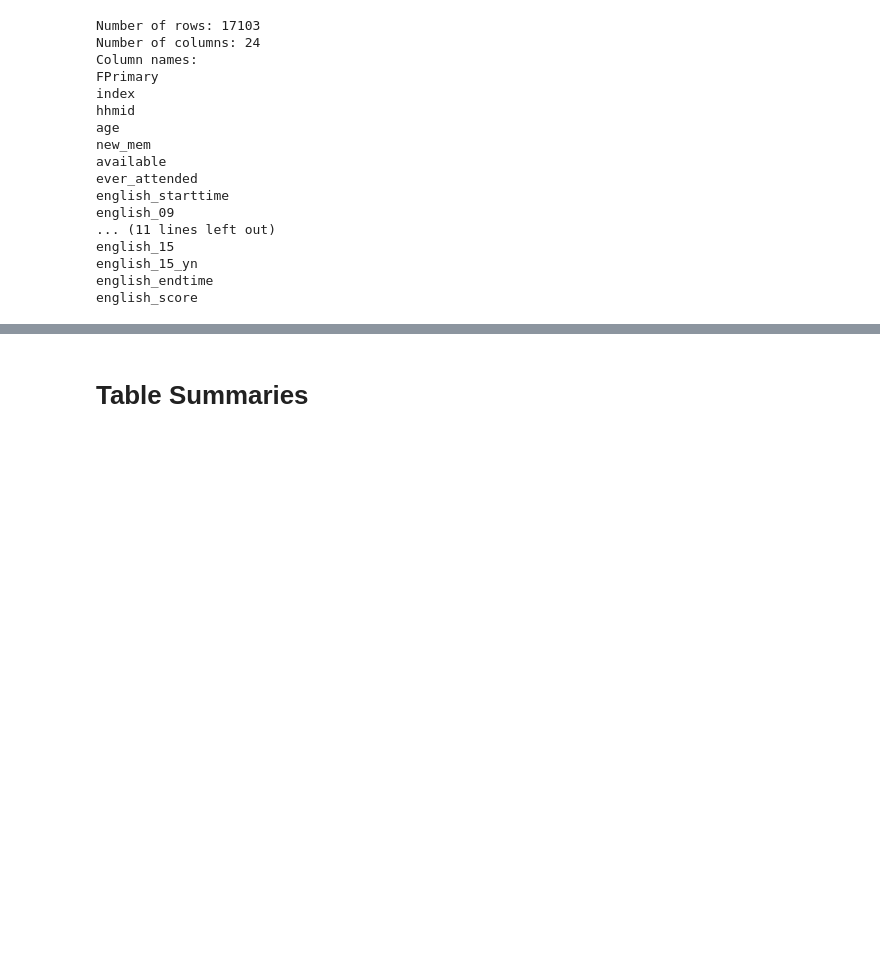
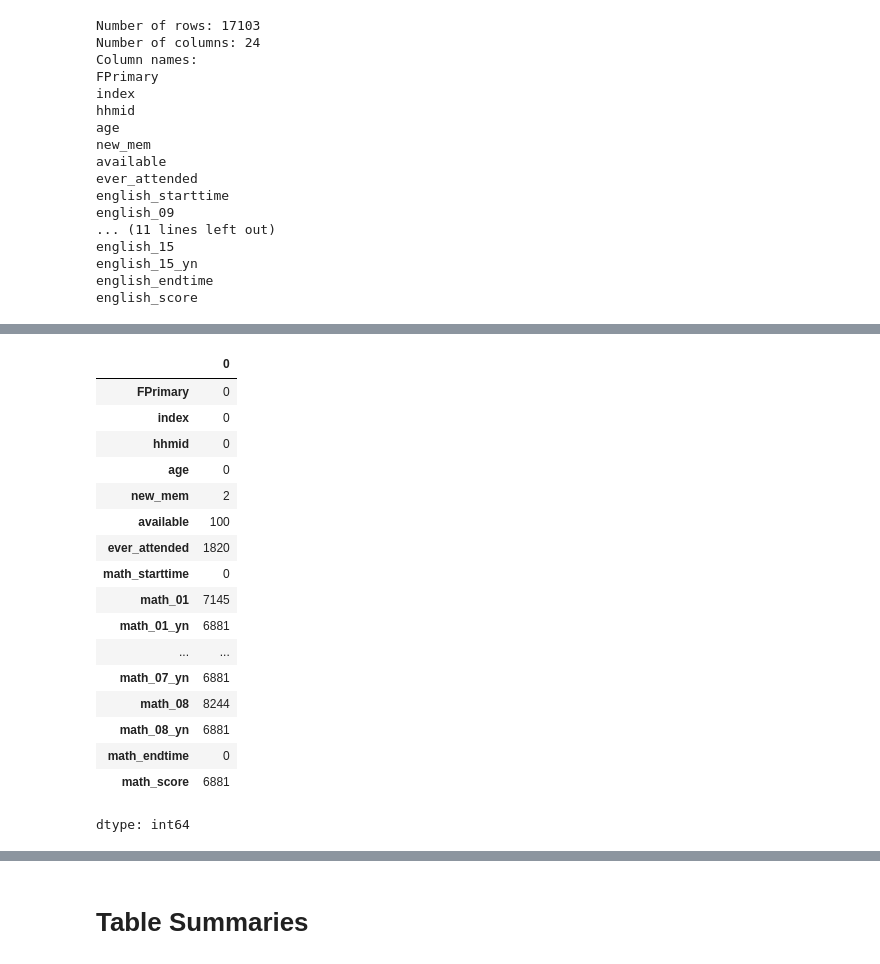
Before and after one commit to csmith3051/HU-DS-Bootcamp, a Jupyter notebook: Ghana_Census_Project.ipynb, the cells around one changed output, grey strips where cells are left out. Cells and saved outputs as stored; diff of their text form; code cells hidden in the pictures; blank space fills up the shorter version.

```diff
--- a/Ghana_Census_Project.ipynb
+++ b/Ghana_Census_Project.ipynb
@@ -182,0 +289,21 @@ english_score
+# %%
+df_math.isnull().sum()
+# %% [output]
+|  | 0 |
+| FPrimary | 0 |
+| index | 0 |
+| hhmid | 0 |
+| age | 0 |
+| new_mem | 2 |
+| available | 100 |
+| ever_attended | 1820 |
+| math_starttime | 0 |
+| math_01 | 7145 |
+| math_01_yn | 6881 |
+| ... | ... |
+| math_07_yn | 6881 |
+| math_08 | 8244 |
+| math_08_yn | 6881 |
+| math_endtime | 0 |
+| math_score | 6881 |
+dtype: int64
```
Also changed, not shown: parts of 21 cells of this notebook.
